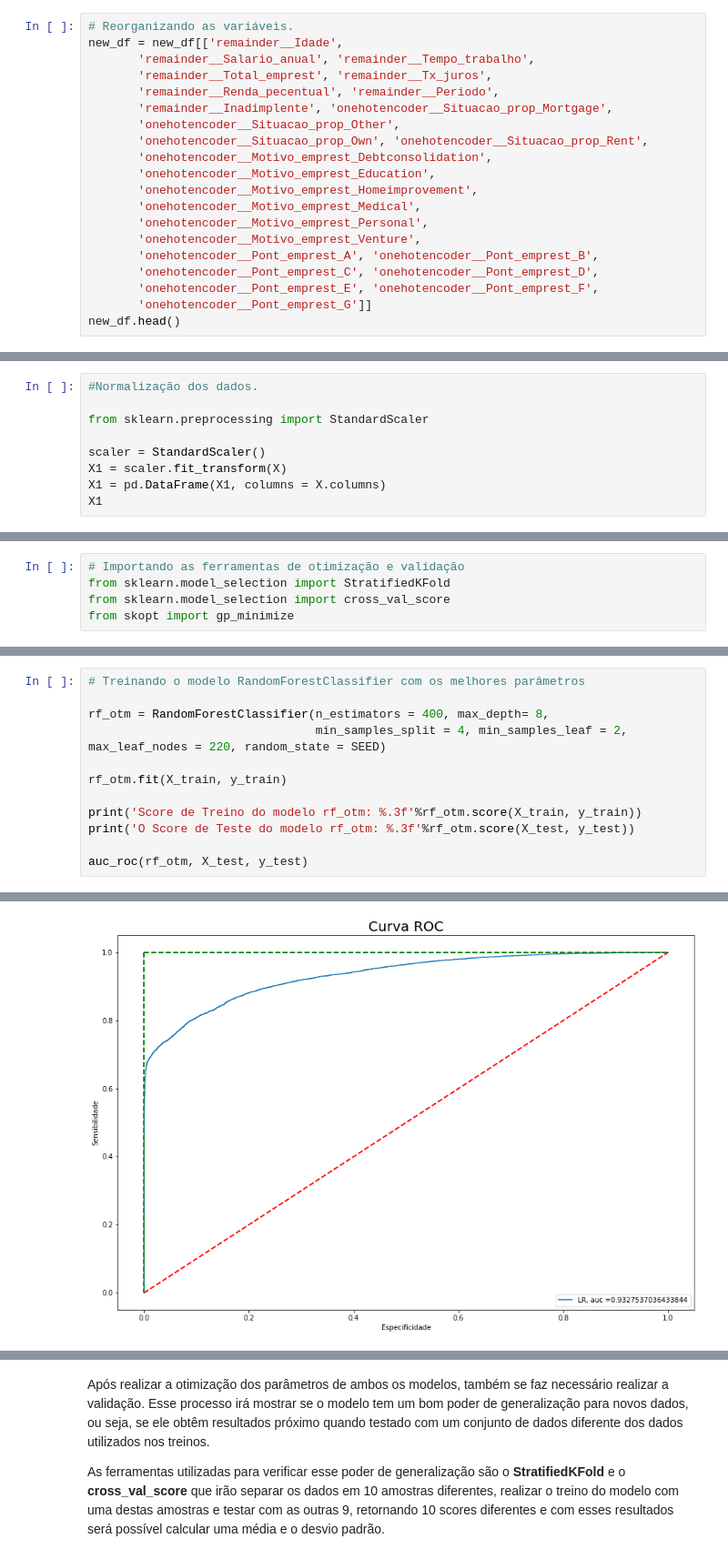
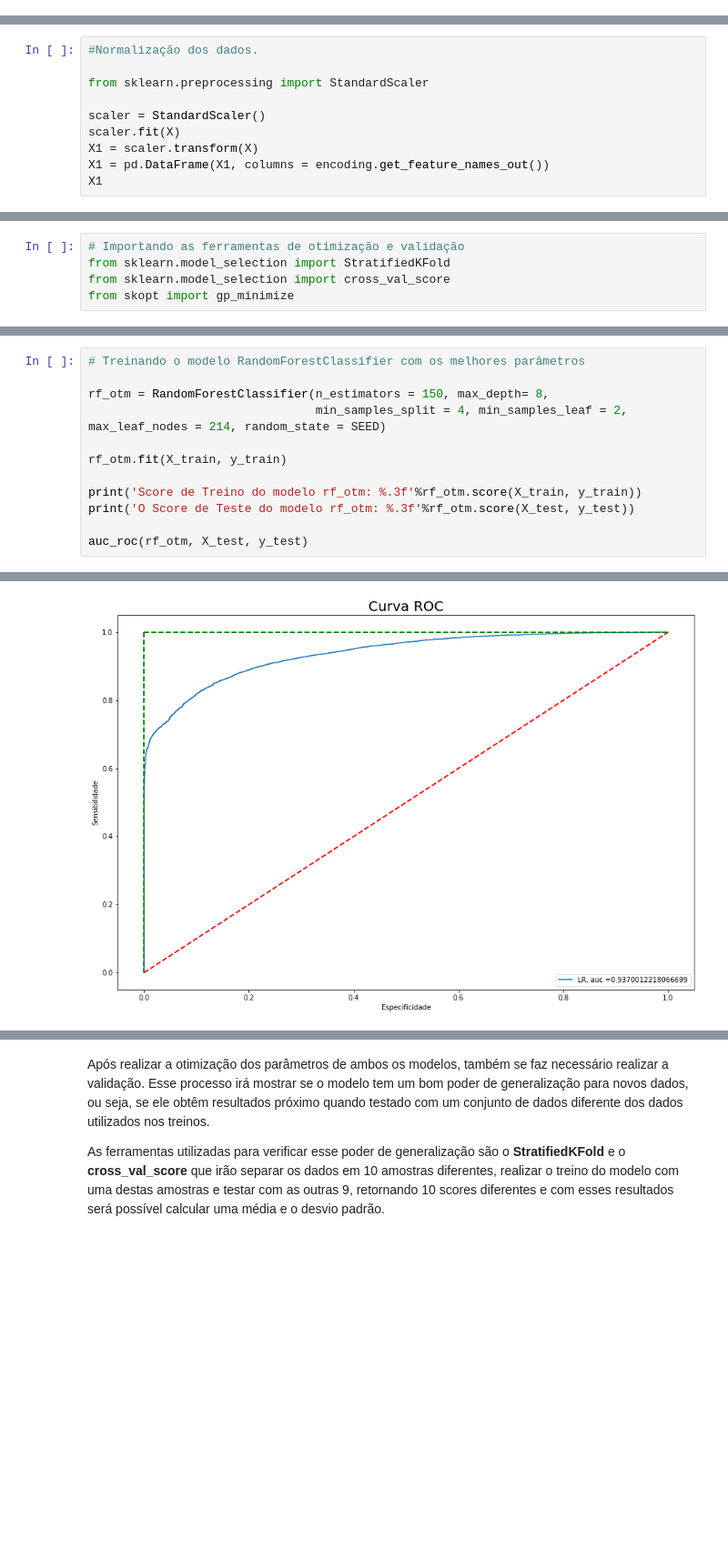
Before and after one commit to MateusSampaio1/Alura_Cash, a Jupyter notebook: Notebook/AluraCash_ML.ipynb, the cells around one changed output, grey strips where cells are left out. Shown at 91% size. Drawn from its saved outputs; the diff is of its cells as text; blank space fills up the shorter version.

Commit message:
Atualização do projeto
Adição do arquivo com os dados já tratados, adição dos modelos de Ml, scaler e onehot_encoder, além da inlcusão do arquivo main.py

```diff
--- a/Notebook/AluraCash_ML.ipynb
+++ b/Notebook/AluraCash_ML.ipynb
@@ -295,23 +297,3 @@ new_df.head()
 | 2 | 0.0 | 0.0 | 1.0 | 0.0 | ... |
 | 3 | 0.0 | 0.0 | 0.0 | 1.0 | ... |
 | 4 | 0.0 | 0.0 | 1.0 | 0.0 | ... |
-# %%
-# Reorganizando as variáveis.
-new_df = new_df[['remainder__Idade',
-       'remainder__Salario_anual', 'remainder__Tempo_trabalho',
-       'remainder__Total_emprest', 'remainder__Tx_juros',
-       'remainder__Renda_pecentual', 'remainder__Periodo',
-       'remainder__Inadimplente', 'onehotencoder__Situacao_prop_Mortgage',
-       'onehotencoder__Situacao_prop_Other',
-       'onehotencoder__Situacao_prop_Own', 'onehotencoder__Situacao_prop_Rent',
-       'onehotencoder__Motivo_emprest_Debtconsolidation',
-       'onehotencoder__Motivo_emprest_Education',
-       'onehotencoder__Motivo_emprest_Homeimprovement',
-       'onehotencoder__Motivo_emprest_Medical',
-       'onehotencoder__Motivo_emprest_Personal',
-       'onehotencoder__Motivo_emprest_Venture',
-       'onehotencoder__Pont_emprest_A', 'onehotencoder__Pont_emprest_B',
-       'onehotencoder__Pont_emprest_C', 'onehotencoder__Pont_emprest_D',
-       'onehotencoder__Pont_emprest_E', 'onehotencoder__Pont_emprest_F',
-       'onehotencoder__Pont_emprest_G']]
-new_df.head()
@@ -334,7 +309,8 @@ y = df['Possib_inadimp']
 from sklearn.preprocessing import StandardScaler
 
 scaler = StandardScaler()
-X1 = scaler.fit_transform(X)
-X1 = pd.DataFrame(X1, columns = X.columns)
+scaler.fit(X)
+X1 = scaler.transform(X)
+X1 = pd.DataFrame(X1, columns = encoding.get_feature_names_out())
 X1
 # %% [output]
@@ -566,8 +542,8 @@ resultado_rf.x
 # %%
 # Treinando o modelo RandomForestClassifier com os melhores parâmetros
 
-rf_otm = RandomForestClassifier(n_estimators = 400, max_depth= 8,
-                                min_samples_split = 4, min_samples_leaf = 2, max_leaf_nodes = 220, random_state = SEED)
+rf_otm = RandomForestClassifier(n_estimators = 150, max_depth= 8,
+                                min_samples_split = 4, min_samples_leaf = 2, max_leaf_nodes = 214, random_state = SEED)
 
 rf_otm.fit(X_train, y_train)
 
@@ -581,4 +557,4 @@ O Score de Teste do modelo rf_otm: 0.850
-[figure, old version]
+[figure, new version]
 # %%
 def roda_modelo2(parametros):
     learning_rate = parametros[0]
```
Also changed, not shown: parts of 17 cells of this notebook, 4 other files.
